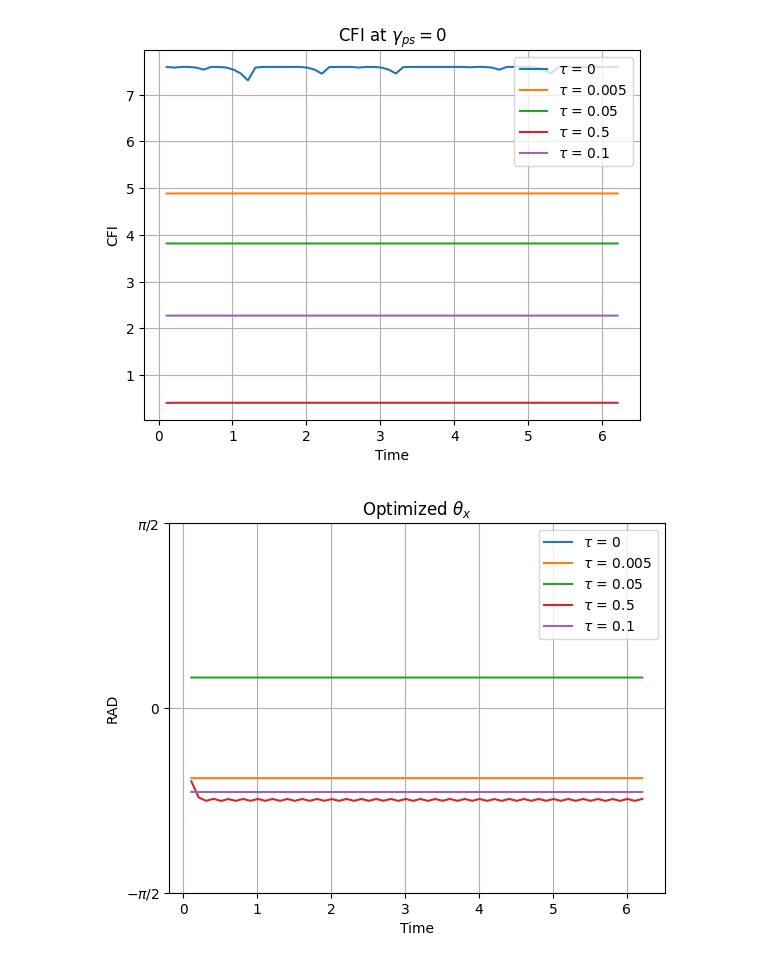
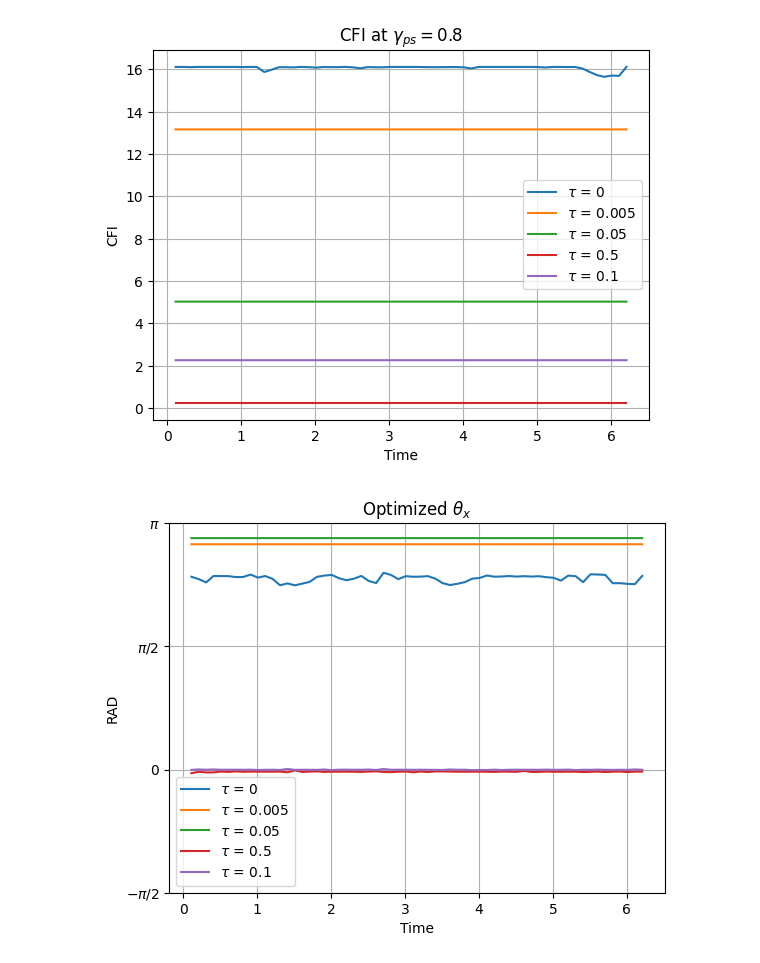
Before and after one commit to iridescent0923/Quantum_Optimization, a Jupyter notebook: Pennylane_Workspace/Optimization/[3-qubit]/[2nd_hamiltonian]/[ps=0.8]/plot_[ps=0.8].ipynb, the cells around one changed output. Saved outputs shown, nothing was run; the diff lists cells and outputs as text; code cells hidden in the pictures.

```diff
--- a/Pennylane_Workspace/Optimization/[3-qubit]/[2nd_hamiltonian]/[ps=0.8]/plot_[ps=0.8].ipynb
+++ b/Pennylane_Workspace/Optimization/[3-qubit]/[2nd_hamiltonian]/[ps=0.8]/plot_[ps=0.8].ipynb
@@ -7,7 +7,7 @@ import numpy as np  # Original numpy
 import pandas as pd
 from enum import Enum
 # %%
-data_0 = pd.read_csv('[0].csv').values
+data_0 = pd.read_csv('[0_line].csv').values
 data_1 = pd.read_csv('[0.005].csv').values
 data_2 = pd.read_csv('[0.05].csv').values
 data_3 = pd.read_csv('[0.5].csv').values
@@ -40,17 +40,17 @@ class INDEX(Enum):
     TAU_1 = 6
     TAU_2 = 7
 # %%
-tau_list = 0, 0.005, 0.05, 0.1, 0.5
+tau_list = 0, 0.005, 0.05, 0.5, 0.1
 for tau_idx, tau_current in enumerate(tau_list):
     plt.plot(FULL_DATA[tau_idx][:,INDEX.PHI.value], FULL_DATA[tau_idx][:,INDEX.CFI.value], label = f'$\\tau$ = {tau_current}')
-plt.title(f'CFI at $\gamma_{{ps}} = {0}$')
+plt.title(f'CFI at $\gamma_{{ps}} = {0.8}$')
 plt.xlabel('Time')
 plt.ylabel('CFI')
 plt.grid()
 plt.legend()
 plt.show()
 # %% [output]
-[figure, old version]
+[figure, new version]
 # %%
 for tau_idx, tau_current in enumerate(tau_list):
     plt.plot(FULL_DATA[tau_idx][:,INDEX.PHI.value], FULL_DATA[tau_idx][:,INDEX.THETA_X.value], label = f'$\\tau$ = {tau_current}')
@@ -59,7 +59,7 @@ plt.yticks(
     [-np.pi, -np.pi/2, 0, np.pi/2, np.pi, (3*np.pi)/2, 2*np.pi],
     ['$-\pi$', '$-\pi/2$', '0', '$\pi/2$', '$\pi$', '$3\pi/2$', '$2\pi$']
 )
-plt.ylim(-np.pi/2, np.pi/2)
+plt.ylim(-np.pi/2, 2*np.pi/2)
 plt.title(f'Optimized $\\theta_{{x}}$')
 plt.xlabel('Time')
 plt.ylabel('RAD')
@@ -67,7 +67,7 @@ plt.grid()
 plt.legend()
 plt.show()
 # %% [output]
-[figure, old version]
+[figure, new version]
 # %%
 for tau_idx, tau_current in enumerate(tau_list):
     plt.plot(FULL_DATA[tau_idx][:,INDEX.PHI.value], FULL_DATA[tau_idx][:,INDEX.PHI_Z1.value], label = f'$\\tau$ = {tau_current}')
```
Also changed, not shown: parts of 6 cells of this notebook, 25 other files.
